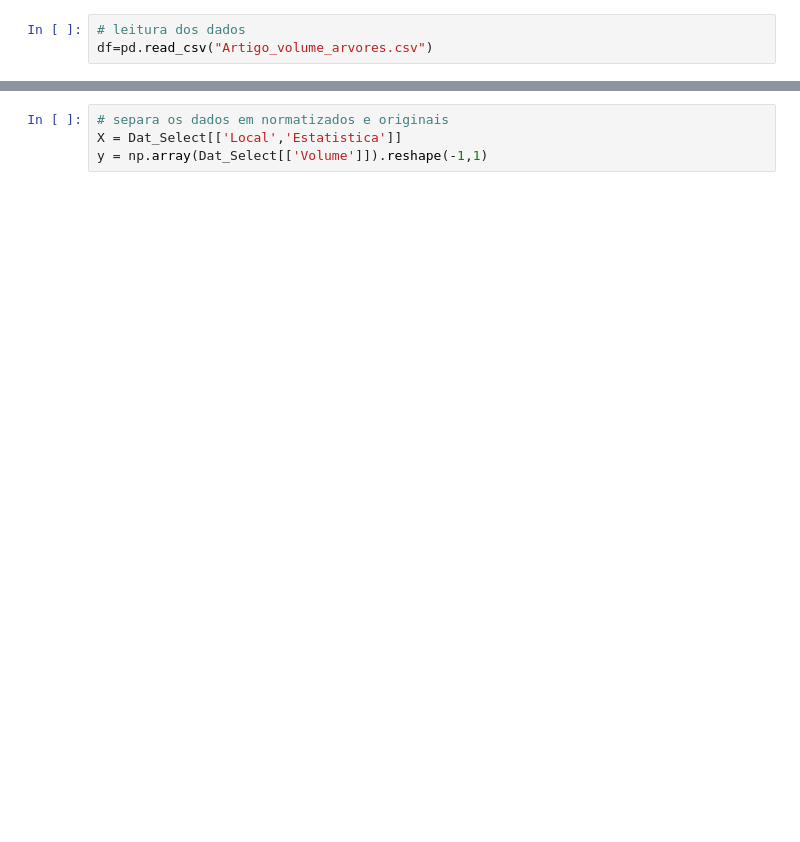
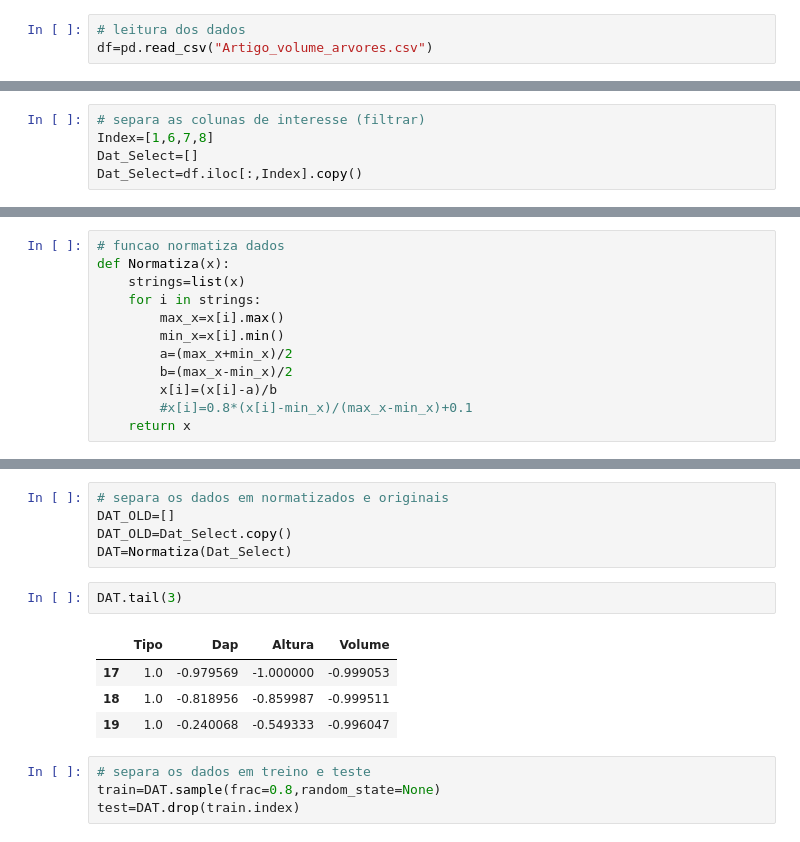
Before and after one commit to vmduarte/ANN_2021, a Jupyter notebook: Trabalho_1_volume_arvores.ipynb, the cells around one changed output, grey strips where cells are left out. Saved outputs shown, nothing was run; the diff lists cells and outputs as text; blank space fills up the shorter version.

```diff
--- a/Trabalho_1_volume_arvores.ipynb
+++ b/Trabalho_1_volume_arvores.ipynb
@@ -31,2 +43,7 @@ Dat_Select=df.iloc[:,1:]
+# %%
+# separa as colunas de interesse (filtrar)
+Index=[1,6,7,8]
+Dat_Select=[]
+Dat_Select=df.iloc[:,Index].copy()
 # %%
 Dat_Select.head(3)
@@ -32,0 +55,12 @@ Dat_Select.head(3)
+# %%
+# funcao normatiza dados
+def Normatiza(x):
+    strings=list(x)
+    for i in strings:
+        max_x=x[i].max()
+        min_x=x[i].min()
+        a=(max_x+min_x)/2
+        b=(max_x-min_x)/2
+        x[i]=(x[i]-a)/b
+        #x[i]=0.8*(x[i]-min_x)/(max_x-min_x)+0.1
+    return x
@@ -33,4 +78,16 @@ Dat_Select.head(3)
 # %%
 # separa os dados em normatizados e originais
-X = Dat_Select[['Local','Estatistica']]
-y = np.array(Dat_Select[['Volume']]).reshape(-1,1)
+DAT_OLD=[]
+DAT_OLD=Dat_Select.copy()
+DAT=Normatiza(Dat_Select)
+# %%
+DAT.tail(3)
+# %% [output]
+|  | Tipo | Dap | Altura | Volume |
+| 17 | 1.0 | -0.979569 | -1.000000 | -0.999053 |
+| 18 | 1.0 | -0.818956 | -0.859987 | -0.999511 |
+| 19 | 1.0 | -0.240068 | -0.549333 | -0.996047 |
+# %%
+# separa os dados em treino e teste
+train=DAT.sample(frac=0.8,random_state=None)
+test=DAT.drop(train.index)
```
Also changed, not shown: parts of 22 cells of this notebook.
